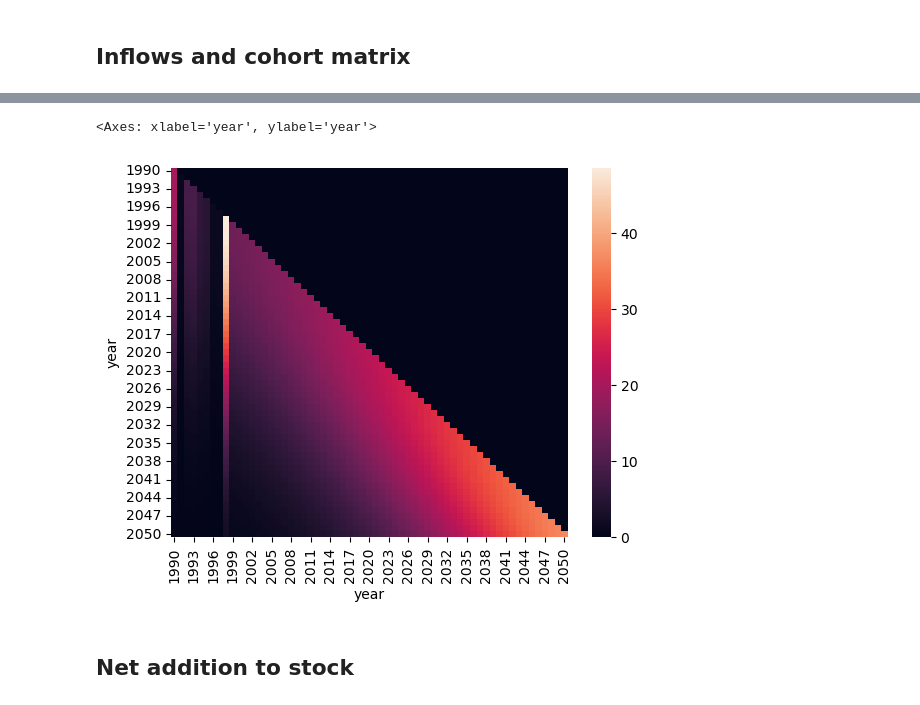
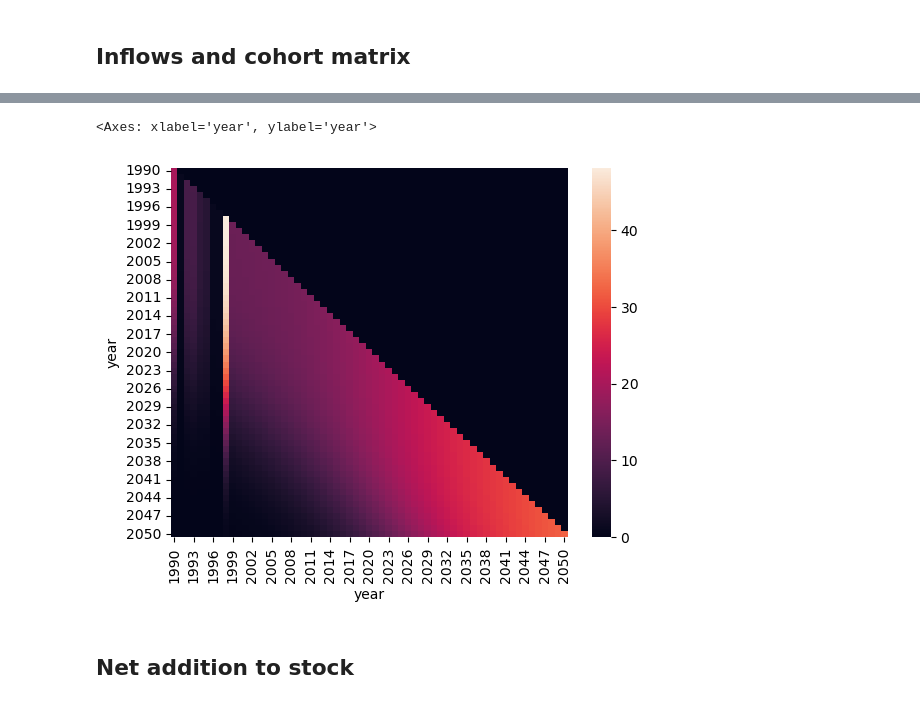
Before and after one commit to adrien-perello/MFA, a Jupyter notebook: week_02/code/week_2_stock_driven.ipynb, the cells around one changed output, grey strips where cells are left out. Saved outputs shown, nothing was run; the diff lists cells and outputs as text; code cells hidden in the pictures.

```diff
--- a/week_02/code/week_2_stock_driven.ipynb
+++ b/week_02/code/week_2_stock_driven.ipynb
@@ -65,16 +64,16 @@ end_year = 2050
 | 2050 | 776 | NaN | NaN |
 61 rows × 3 columns
 # %%
-data_length = data.shape[0]
-timesteps = np.arange(0, data_length)
+time_max = data.shape[0]
+timesteps = np.arange(0, time_max)
 # %% [markdown]
 # Survival curve
 # %% [markdown]
 For now, just use the code below. We will dive into survival curves later on in the `week_2_survival_curves.ipynb` notebook.
 # %%
-# Weibull distribution
-survival_curve = weibull_min.sf(timesteps, c=2, loc=0, scale=30)
+# Normal distribution
+curve_surv = norm.sf(timesteps, loc=30, scale=10)
 
-plt.plot(survival_curve)
+plt.plot(curve_surv)
 plt.show()
 # %% [output]
@@ -85,15 +84,15 @@ plt.show()
 ![shifted_survival_curve](../img/shifted_survival_curve.png)
 # %%
 # create survival curve matrix filled with zeros
-survival_curve_matrix = pd.DataFrame(0, index=timesteps, columns=timesteps, dtype=float)
+curve_surv_matrix = pd.DataFrame(0, index=timesteps, columns=timesteps, dtype=float)
 
 # and populate that matrix
-for step in timesteps:
+for time in timesteps:
     # at each iteration, we shift the survival curve
-    shifted_survival_curve = survival_curve[0 : data_length - step]
+    shifted_curve_surv = curve_surv[0 : time_max - time]
     # and we fill the survival curve matrix with the shifted survival curve
-    survival_curve_matrix.loc[step:data_length, step] = shifted_survival_curve
+    curve_surv_matrix.loc[time:time_max, time] = shifted_curve_surv
 
-survival_curve_matrix
+curve_surv_matrix
 # %% [output]
 |  | 0 | 1 | 2 | 3 | 4 | 5 | 6 | 7 | 8 | 9 | ... | ... |
@@ -155,17 +153,18 @@ $$
 # %%
 # create inflow series and survival matrix filled with zeros
 inflows = pd.Series(0, index=years, dtype=float)
-cohort_matrix = pd.DataFrame(0, index=timesteps, columns=timesteps, dtype=float)
+cohort_surv_matrix = pd.DataFrame(0, index=timesteps, columns=timesteps, dtype=float)
 
 # and populating them
-for step in timesteps:
-    # we calculate the inflow of the step-th year
-    surv0 = survival_curve_matrix.loc[step, step]
-    inflows.iloc[step] = (stock.iloc[step] - cohort_matrix.loc[step, : step - 1].sum()) / surv0
+for time in timesteps:
+    # we calculate the inflow of the time-th year
+    inflows.iloc[time] = (stock.iloc[time] - cohort_surv_matrix.loc[time, : time - 1].sum()) / curve_surv_matrix.loc[
+        time, time
+    ]
     # and we scale the shifted survival curve with the inflow
-    cohort_matrix.loc[:, step] = survival_curve_matrix.loc[:, step] * inflows.iloc[step]
+    cohort_surv_matrix.loc[:, time] = curve_surv_matrix.loc[:, time] * inflows.iloc[time]
 
-cohort_matrix
+cohort_surv_matrix
 # %% [output]
 |  | 0 | 1 | 2 | 3 | 4 | 5 | 6 | 7 | 8 | 9 | ... | ... |
 | 0 | 20.000000 | 0.000000 | 0.000000 | 0.000000 | 0.000000 | 0.000000 | 0.000000 | 0.000000 | 0.000000 | 0.000000 | ... | ... |
@@ -189,13 +182,13 @@ $$
 # %%
 # set index and columns to years instead of timesteps
-cohort_matrix.index = years
-cohort_matrix.columns = years
+cohort_surv_matrix.index = years
+cohort_surv_matrix.columns = years
 
-# and visualize the cohort_matrix matrix with a heatmap
-sns.heatmap(cohort_matrix, annot=False)
+# and visualize the cohort_surv_matrix matrix with a heatmap
+sns.heatmap(cohort_surv_matrix, annot=False)
 # %% [output]
 <Axes: xlabel='year', ylabel='year'>
-[figure, old version]
+[figure, new version]
 # %% [markdown]
 ## Net addition to stock
 # %% [markdown]
```
Also changed, not shown: parts of 12 cells of this notebook, 2 other files.
